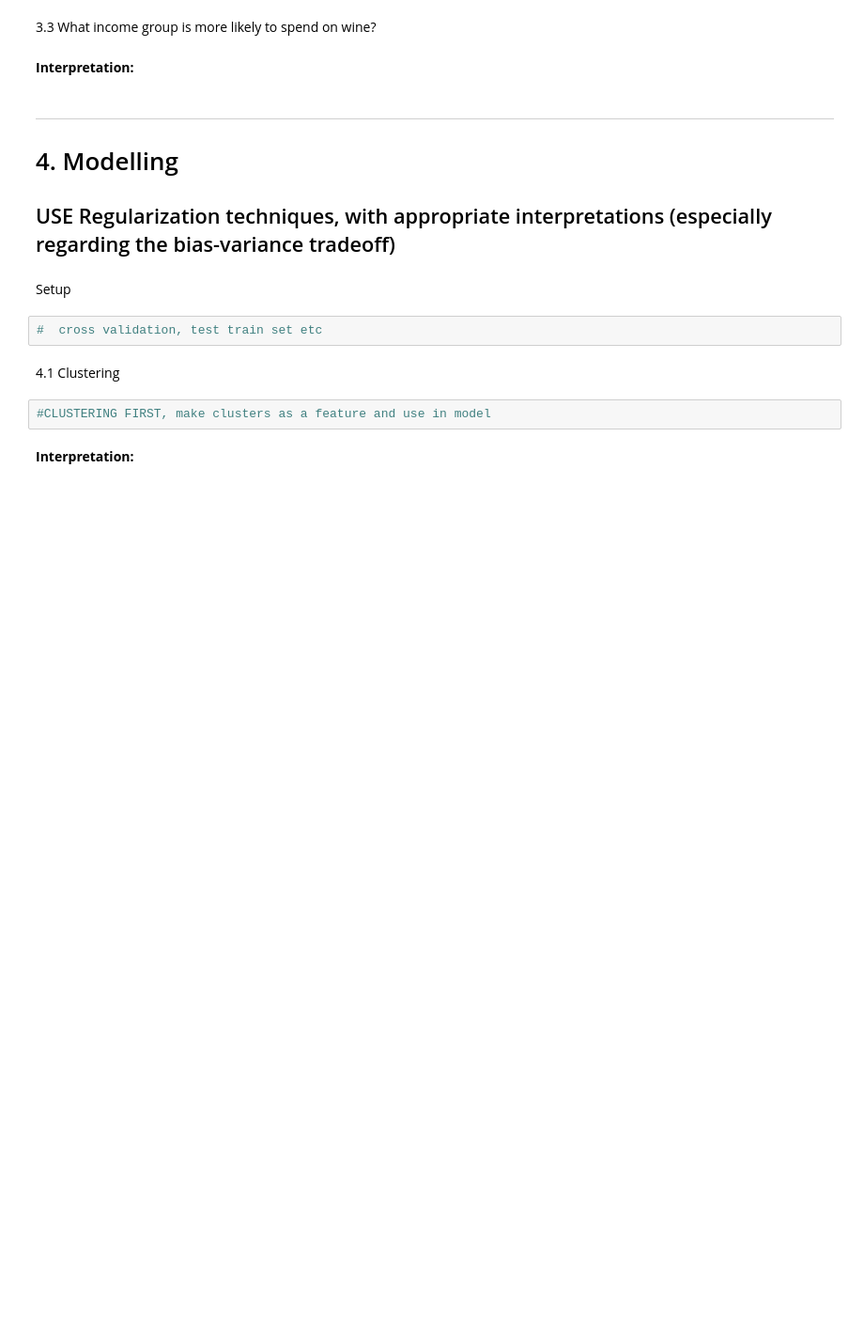
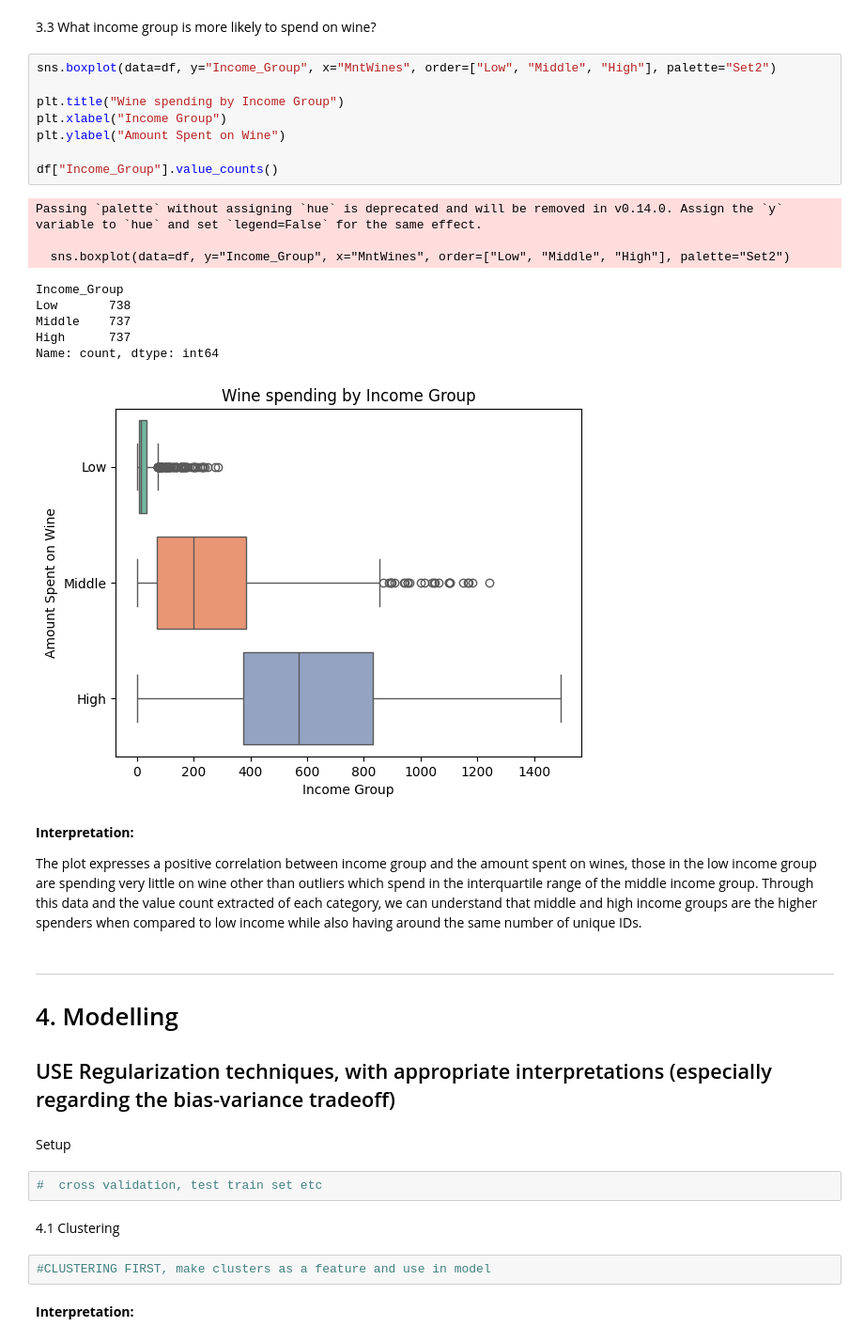
Before and after one commit to ShayanDhillon/Data200-Final-Customers, a Jupyter notebook: CustomerAnalysis.ipynb, the cells around one changed output. Shown at 94% size. Cells and saved outputs as stored; diff of their text form; blank space fills up the shorter version.

```diff
--- a/CustomerAnalysis.ipynb
+++ b/CustomerAnalysis.ipynb
@@ -189,7 +246,27 @@ Finding commonalities among high spenders will be important for understanding th
 # %% [markdown]
 3.3 What income group is more likely to spend on wine?
+# %%
+sns.boxplot(data=df, y="Income_Group", x="MntWines", order=["Low", "Middle", "High"], palette="Set2")
+
+plt.title("Wine spending by Income Group")
+plt.xlabel("Income Group")
+plt.ylabel("Amount Spent on Wine")
+
+df["Income_Group"].value_counts()
+# %% [output]
+Passing `palette` without assigning `hue` is deprecated and will be removed in v0.14.0. Assign the `y` variable to `hue` and set `legend=False` for the same effect.
+
+  sns.boxplot(data=df, y="Income_Group", x="MntWines", order=["Low", "Middle", "High"], palette="Set2")
+Income_Group
+Low       738
+Middle    737
+High      737
+Name: count, dtype: int64
+[figure, added]
 # %% [markdown]
 **Interpretation:**
+
+The plot expresses a positive correlation between income group and the amount spent on wines, those in the low income group are spending very little on wine other than outliers which spend in the interquartile range of the middle income group. Through this data and the value count extracted of each category, we can understand that middle and high income groups are the higher spenders when compared to low income while also having around the same number of unique IDs.
 # %% [markdown]
 ---
 
```
Also changed, not shown: parts of 7 cells of this notebook.
